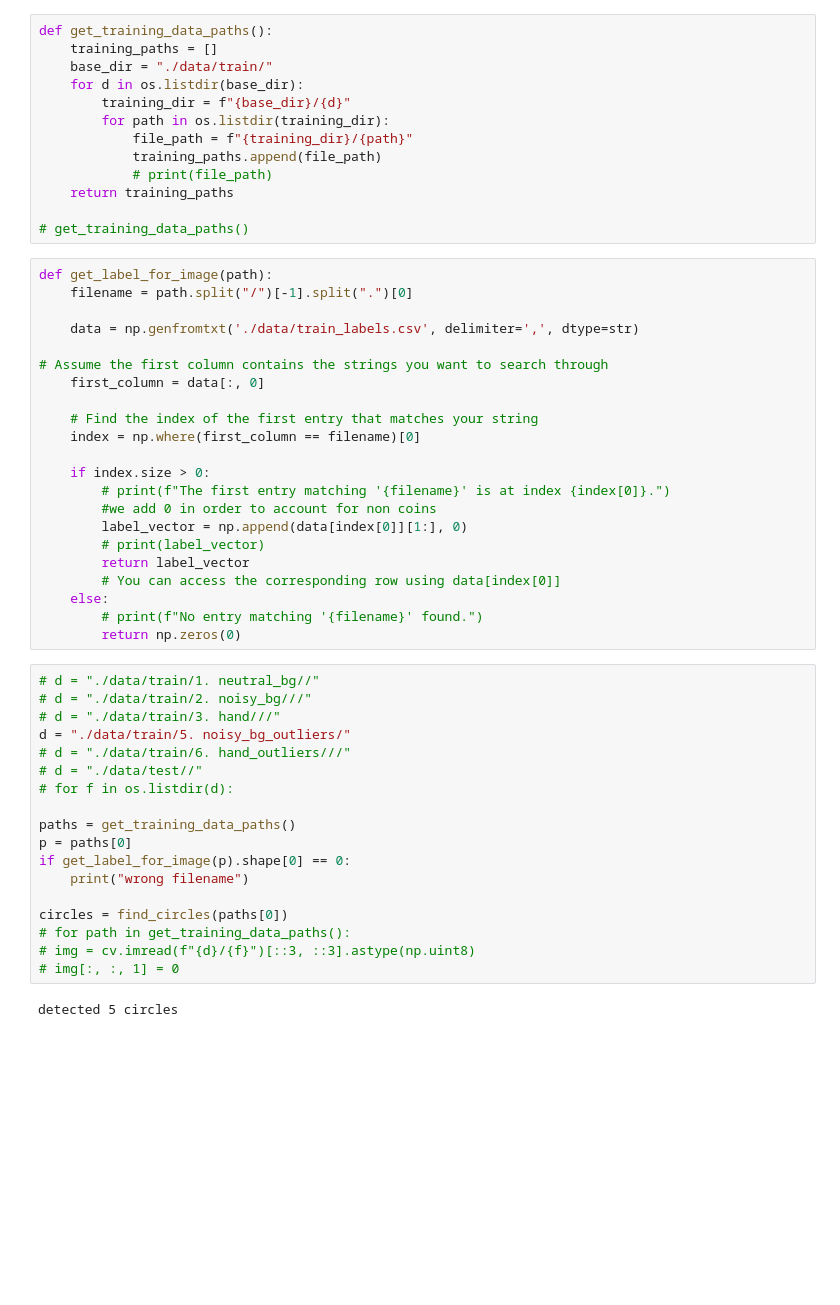
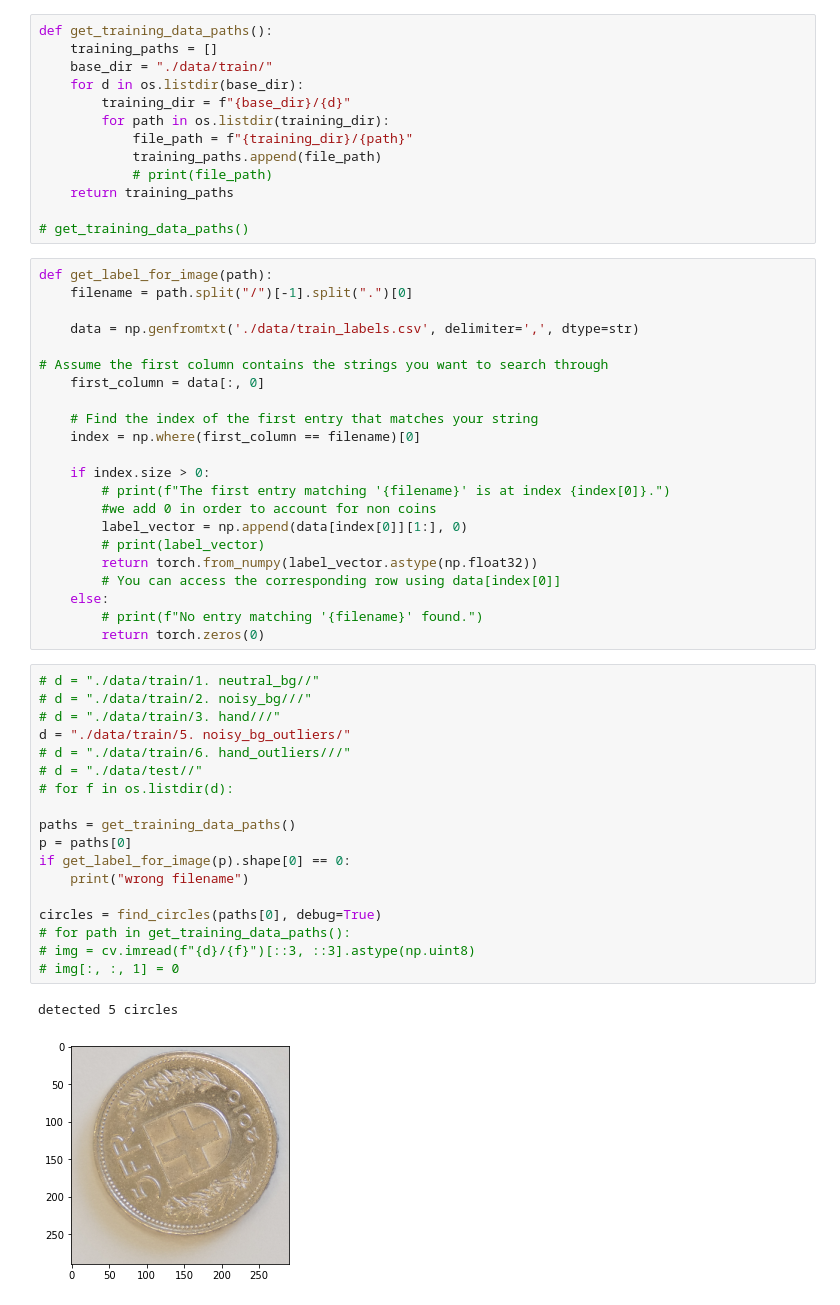
Before and after one commit to antoineschutz/IMANARECO1, a Jupyter notebook: project/project_antoine_branca.ipynb, the cells around one changed output. Saved outputs shown, nothing was run; the diff lists cells and outputs as text; blank space fills up the shorter version.

```diff
--- a/project/project_antoine_branca.ipynb
+++ b/project/project_antoine_branca.ipynb
@@ -155,28 +206,29 @@ def get_label_for_image(path):
         #we add 0 in order to account for non coins
         label_vector = np.append(data[index[0]][1:], 0)
         # print(label_vector)
-        return label_vector
+        return torch.from_numpy(label_vector.astype(np.float32))
         # You can access the corresponding row using data[index[0]]
     else:
         # print(f"No entry matching '{filename}' found.")
-        return np.zeros(0)
+        return torch.zeros(0)
 # %%
 # d = "./data/train/1. neutral_bg//"
 # d = "./data/train/2. noisy_bg///"
 # d = "./data/train/3. hand///"
 d = "./data/train/5. noisy_bg_outliers/"
 # d = "./data/train/6. hand_outliers///"
 # d = "./data/test//"
 # for f in os.listdir(d):
 
 paths = get_training_data_paths()
 p = paths[0]
 if get_label_for_image(p).shape[0] == 0:
     print("wrong filename")
 
-circles = find_circles(paths[0])
+circles = find_circles(paths[0], debug=True)
 # for path in get_training_data_paths():
 # img = cv.imread(f"{d}/{f}")[::3, ::3].astype(np.uint8)
 # img[:, :, 1] = 0
 # %% [output]
 detected 5 circles
+[figure, added]
```
Also changed, not shown: parts of 11 cells of this notebook.
